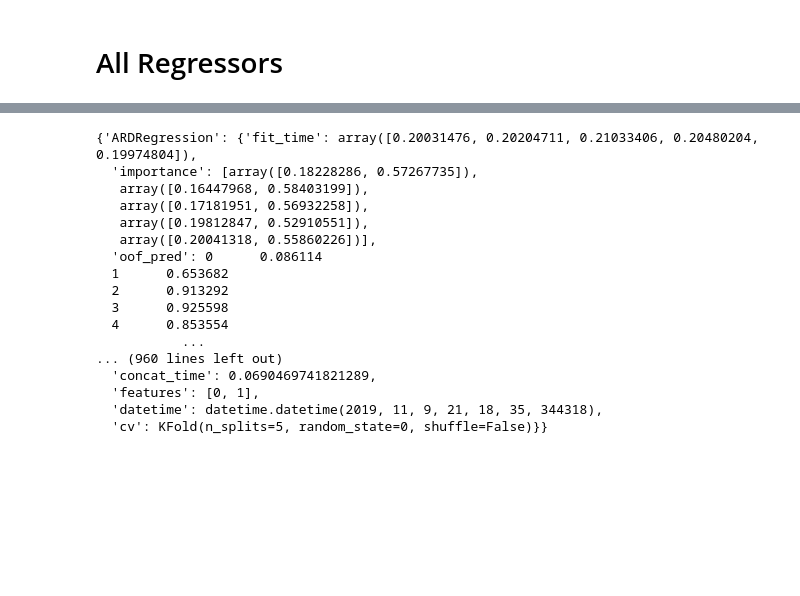
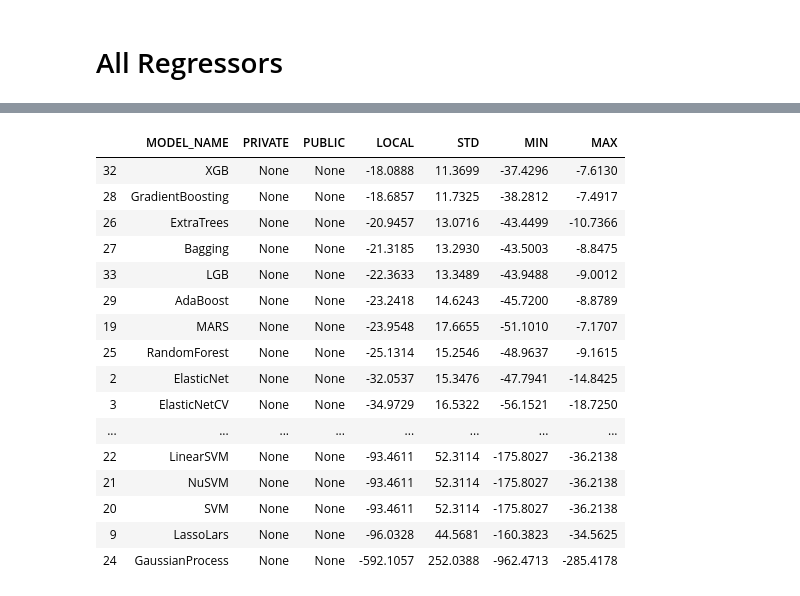
Before and after one commit to SimulatorML/Robusta, a Jupyter notebook: examples/testing-all.ipynb, the cells around one changed output, grey strips where cells are left out. Cells and saved outputs as stored; diff of their text form; code cells hidden in the pictures; blank space fills up the shorter version.

```diff
--- a/examples/testing-all.ipynb
+++ b/examples/testing-all.ipynb
@@ -116,8 +205,10 @@ for model_dict in all_models(['regressor']):
     try:
         result = crossval(reg, cv, X, y, scoring=scoring, method='predict',
                           verbose=2, n_jobs=-1, n_digits=6)
-
+        result['model_name'] = name
         results[name] = result
     except:
         pass
+
+idx_results = dict(zip(range(len(results)), results.values()))
 # %% [output]
@@ -141,20 +232,21 @@ for model_dict in all_models(['regressor']):
-# %%
-results
-# %% [output]
-{'ARDRegression': {'fit_time': array([0.20031476, 0.20204711, 0.21033406, 0.20480204, 0.19974804]),
-  'importance': [array([0.18228286, 0.57267735]),
-   array([0.16447968, 0.58403199]),
-   array([0.17181951, 0.56932258]),
-   array([0.19812847, 0.52910551]),
-   array([0.20041318, 0.55860226])],
-  'oof_pred': 0      0.086114
-  1      0.653682
-  2      0.913292
-  3      0.925598
-  4      0.853554
-           ...
-... (960 lines left out)
-  'concat_time': 0.0690469741821289,
-  'features': [0, 1],
-  'datetime': datetime.datetime(2019, 11, 9, 21, 18, 35, 344318),
-  'cv': KFold(n_splits=5, random_state=0, shuffle=False)}}
+# %%
+top = rating_table(idx_results).sort_values('LOCAL', ascending=False)
+top
+# %% [output]
+|  | MODEL_NAME | PRIVATE | PUBLIC | LOCAL | STD | MIN | MAX |
+| 32 | XGB | None | None | -18.0888 | 11.3699 | -37.4296 | -7.6130 |
+| 28 | GradientBoosting | None | None | -18.6857 | 11.7325 | -38.2812 | -7.4917 |
+| 26 | ExtraTrees | None | None | -20.9457 | 13.0716 | -43.4499 | -10.7366 |
+| 27 | Bagging | None | None | -21.3185 | 13.2930 | -43.5003 | -8.8475 |
+| 33 | LGB | None | None | -22.3633 | 13.3489 | -43.9488 | -9.0012 |
+| 29 | AdaBoost | None | None | -23.2418 | 14.6243 | -45.7200 | -8.8789 |
+| 19 | MARS | None | None | -23.9548 | 17.6655 | -51.1010 | -7.1707 |
+| 25 | RandomForest | None | None | -25.1314 | 15.2546 | -48.9637 | -9.1615 |
+| 2 | ElasticNet | None | None | -32.0537 | 15.3476 | -47.7941 | -14.8425 |
+| 3 | ElasticNetCV | None | None | -34.9729 | 16.5322 | -56.1521 | -18.7250 |
+| ... | ... | ... | ... | ... | ... | ... | ... |
+| 22 | LinearSVM | None | None | -93.4611 | 52.3114 | -175.8027 | -36.2138 |
+| 21 | NuSVM | None | None | -93.4611 | 52.3114 | -175.8027 | -36.2138 |
+| 20 | SVM | None | None | -93.4611 | 52.3114 | -175.8027 | -36.2138 |
+| 9 | LassoLars | None | None | -96.0328 | 44.5681 | -160.3823 | -34.5625 |
+| 24 | GaussianProcess | None | None | -592.1057 | 252.0388 | -962.4713 | -285.4178 |
```
Also changed, not shown: parts of 13 cells of this notebook.
